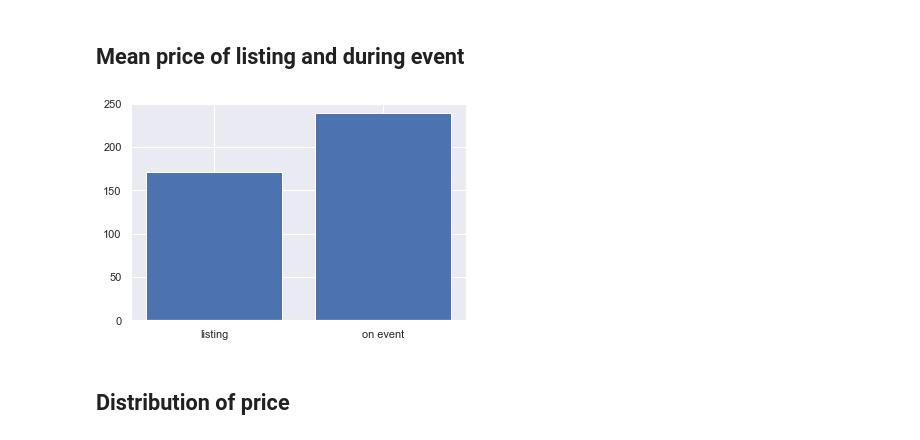
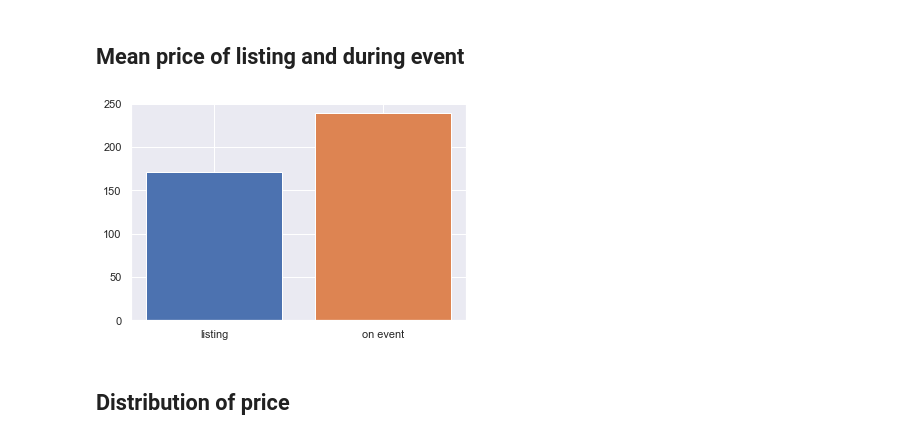
Before and after one commit to kawano8811/Write-A-Data-Science-Blog-Post, a Jupyter notebook: write_a_data_science_blog_post.ipynb, the cells around one changed output. Saved outputs shown, nothing was run; the diff lists cells and outputs as text; code cells hidden in the pictures.

```diff
--- a/write_a_data_science_blog_post.ipynb
+++ b/write_a_data_science_blog_post.ipynb
@@ -97,10 +97,11 @@ boston_price_diff['diff'] = boston_price_diff['price_after'] - boston_price_diff
 # %% [markdown]
 ## Mean price of listing and during event
 # %%
-plt.bar(['listing', 'on event'], [boston_price_diff['price_before'].mean(), boston_price_diff['price_after'].mean()])
+plt.bar(['listing'], [boston_price_diff['price_before'].mean()])
+plt.bar(['on event'], [boston_price_diff['price_after'].mean()])
 plt.show()
 # %% [output]
-[figure, old version]
+[figure, new version]
 # %% [markdown]
 ## Distribution of price
 # %%
```
Also changed, not shown: parts of 21 cells of this notebook.
